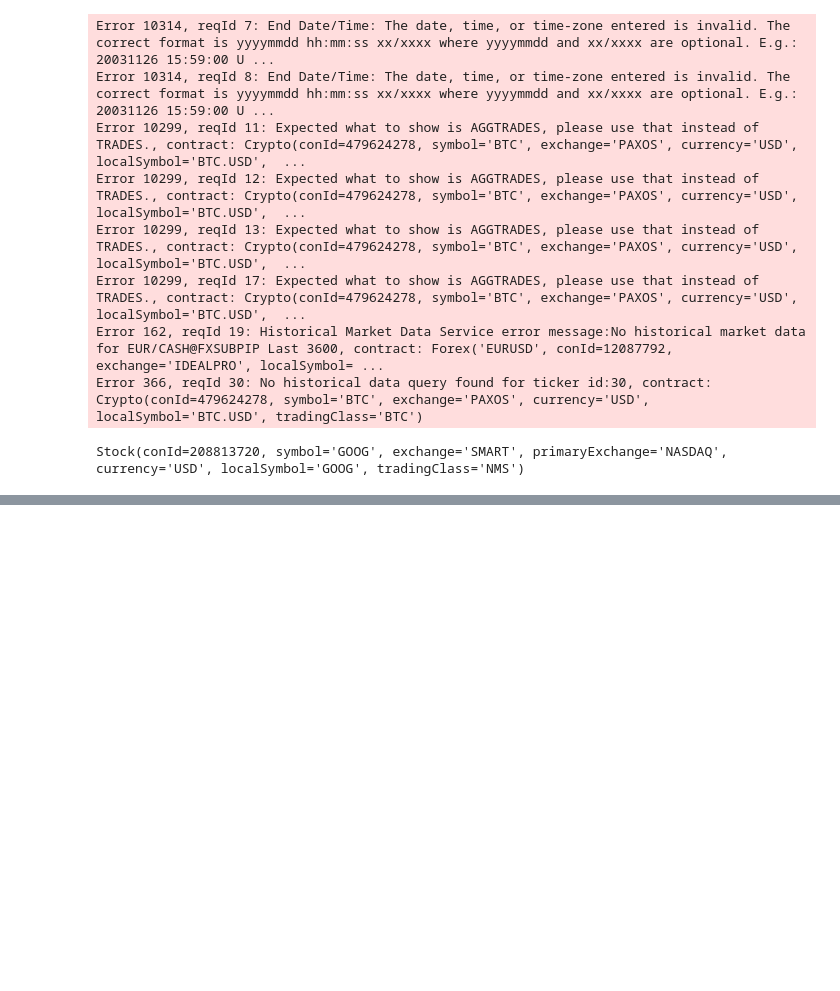
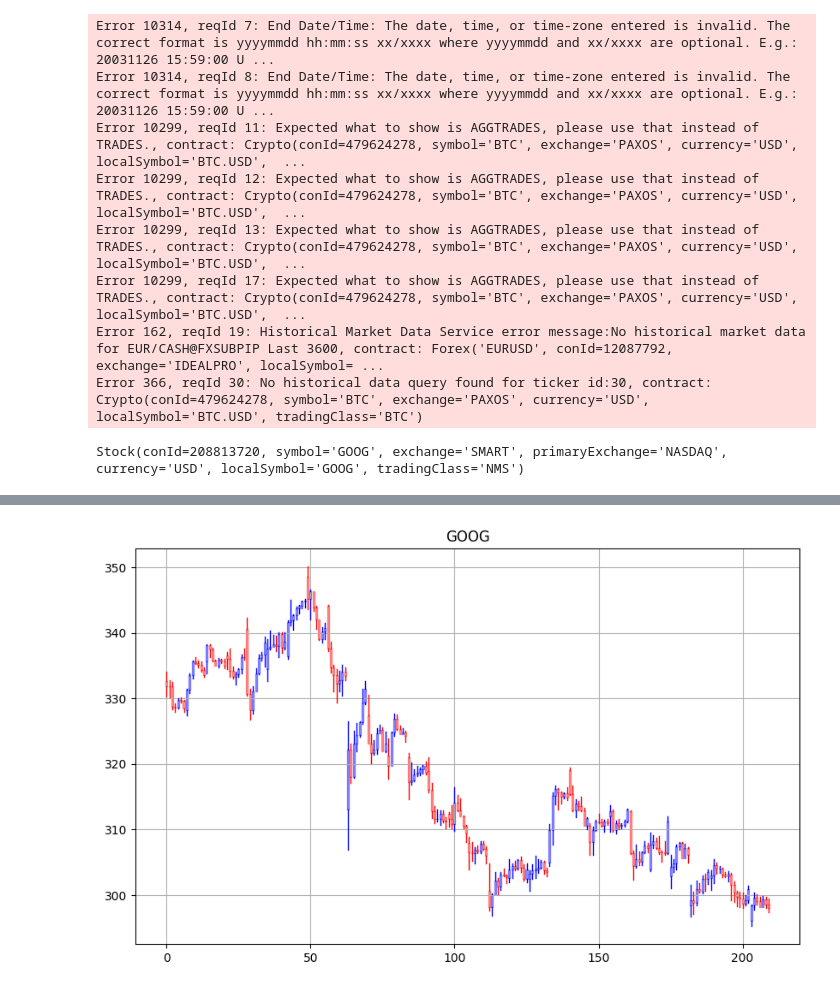
Before and after one commit to sunilsala88/batch35, a Jupyter notebook: 18_ibk_broker_api/history1.ipynb, the cells around one changed output, grey strips where cells are left out. Drawn from its saved outputs; the diff is of its cells as text; code cells hidden in the pictures; blank space fills up the shorter version.

```diff
--- a/18_ibk_broker_api/history1.ipynb
+++ b/18_ibk_broker_api/history1.ipynb
@@ -76,0 +84,4 @@ df
+# %%
+util.barplot(df, title=contract.symbol);
+# %% [output]
+[figure, added]
```
Also changed, not shown: parts of 5 cells of this notebook.
